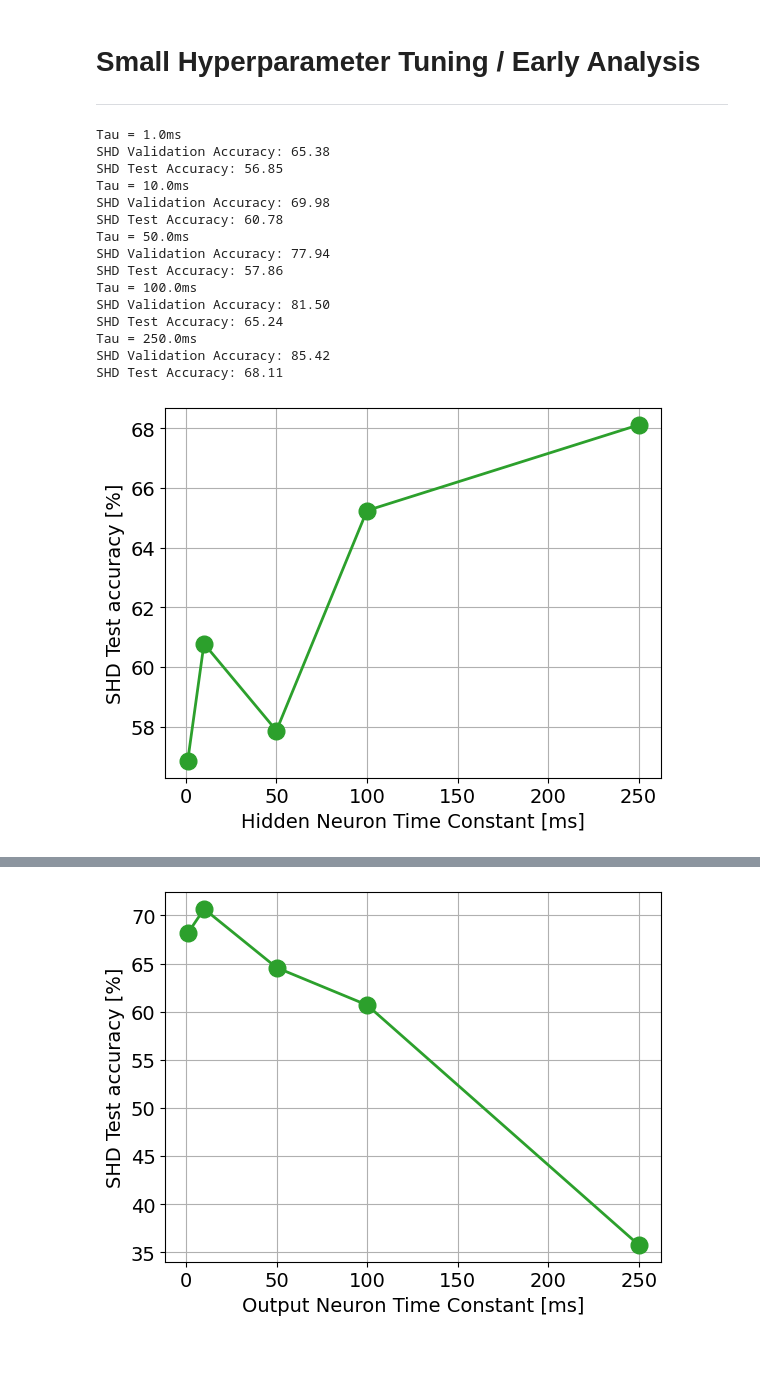
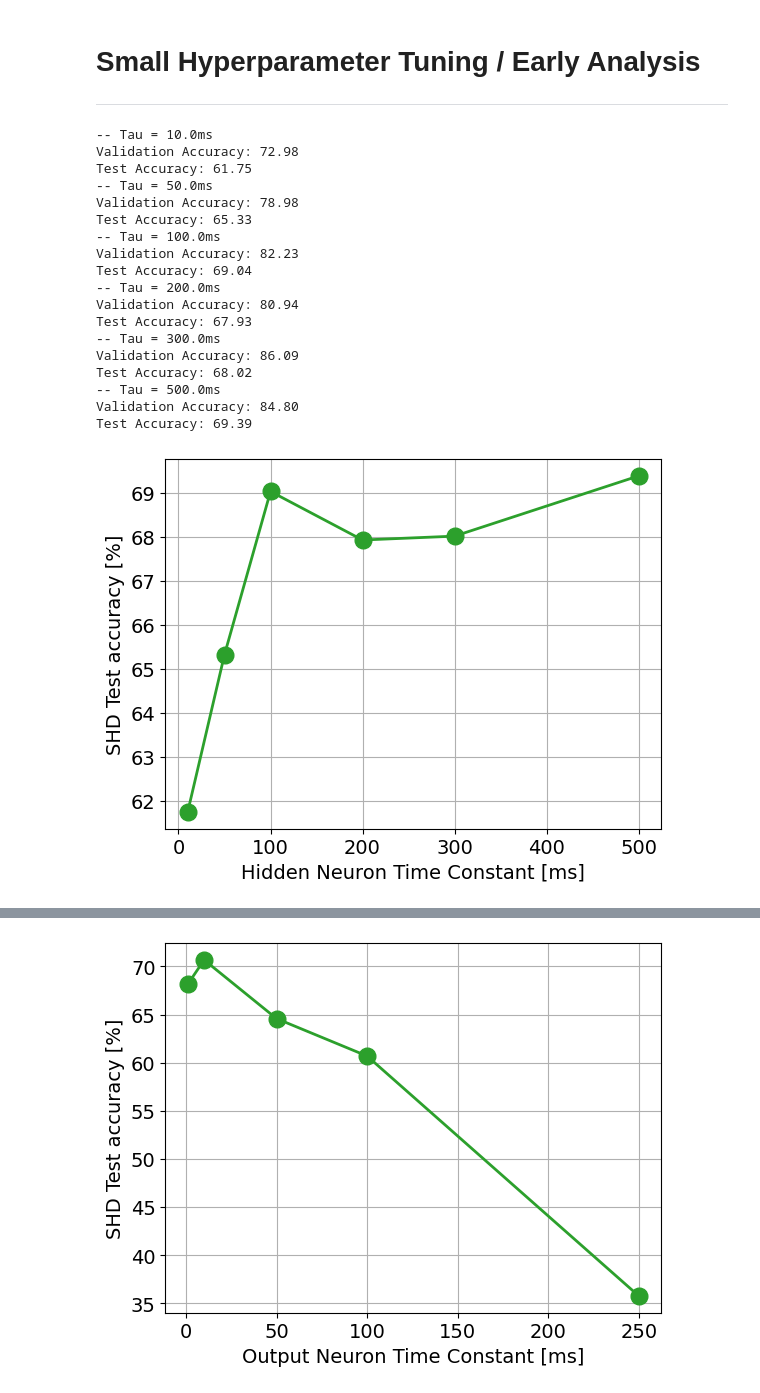
Before and after one commit to EIS-Hub/hSNN, a Jupyter notebook: snn_hierarchy_shd.ipynb, the cells around one changed output, grey strips where cells are left out. Cells and saved outputs as stored; diff of their text form; code cells hidden in the pictures; blank space fills up the shorter version.

Commit message:
FM: training function modified and added comparison with Bittars code

```diff
--- a/snn_hierarchy_shd.ipynb
+++ b/snn_hierarchy_shd.ipynb
@@ -56,7 +42,7 @@ I0000 00:00:1709541961.131601       1 tfrt_cpu_pjrt_client.cc:349] TfrtCpuClient
 class SimArgs:
     def __init__(self):
         # archi
-        self.n_in = 256
+        self.n_in = 700
         self.n_out = 20
         self.n_layers = 3
         self.n_hid = 128
@@ -66,7 +52,7 @@ class SimArgs:
         self.noise_sd = 0 # [0.05, 0.1, 0.15, 0.2]
         # data
         self.nb_rep = 1
-        self.nb_steps = 200 #int( np.round( self.time_max/self.timestep, 0 ) )
+        self.nb_steps = 100 #int( np.round( self.time_max/self.timestep, 0 ) )
         self.time_max = 1.4 # second
         self.timestep = self.time_max/self.nb_steps # 0.014 #0.005 # second, 280 timesteps
         self.pert_proba = None
@@ -78,6 +64,7 @@ class SimArgs:
         self.tau_out = 1e-3
         self.recurrent = False
         self.distrib_tau = True
+        self.distrib_tau_bittar = False
         self.hierarchy_tau = True
         self.train_alpha = True
         self.normalizer = 'layer'
@@ -990,65 +1062,79 @@ _ = plt.plot( out_v_mem[1] )
 ### Tau FF: Hidden
 args.train_alpha = False
 args.hierarchy_tau = False
-args.distrib_tau = False
+args.distrib_tau = True
+args.distrib_tau_bittar = False
 args.recurrent = False
+args.normalizer = None # 'batch' #'layer'
+args.norm_bias_init = 0.3
+if args.normalizer == 'batch': norm = BatchNorm
+elif args.normalizer == 'layer': norm = LayerNorm
+else: norm = None
 # network architecture
 if args.recurrent: model = hrsnn_step
 else: model = hsnn_step
 args.n_layers = 3
 args.n_hid = 128
 # time constants
-args.tau_mem = 0.1 #0.1
-args.tau_out = 0.01
+args.tau_mem = 0.3 #0.1
+delta_tau = 0.1
+args.tau_end = args.tau_mem + delta_tau
+args.tau_start = args.tau_mem - delta_tau
+if args.recurrent: args.tau_out = 0.1
+else: args.tau_out = 0.1 # 0.21 #0.01
 # weight init
 ### 0.3 for FF, 0.1 for Rec
-if args.recurrent: args.w_scale = 0.1
-else : args.w_scale = 0.3
+if args.recurrent: args.w_scale = [0.075, 0.05]
+else : args.w_scale = [ 2*np.sqrt(1/args.n_in), 2*np.sqrt(1/args.n_hid), 2*np.sqrt(1/args.n_hid) ] #[0.3]*args.n_layers
 # LR and regularizers
-args.lr = 0.01
+if args.recurrent: args.lr = 0.001
+else: args.lr = 0.01
 args.lr_decay = 0.5
 args.lr_decay_every = 50
-args.l2_lambda = 5e-5
-args.freq_lambda = 5e-5
+args.l2_lambda = 1e-5
+args.freq_lambda = 0 #1e-5
 args.dropout_rate = 0.1
 n_epochs = 50
 
-tau_list = [0.001, 0.01, 0.05, 0.1, 0.25]
+tau_list = [0.01, 0.05, 0.1, 0.2, 0.3, 0.5]
 test_acc_shd_list, val_acc_shd_list = [], []
 for t, tau in enumerate( tau_list ):
     args.tau_mem = tau
     print(f'-- Tau = {tau*1e3}ms')
-    _, test_acc_shd, test_acc_ssc, val_acc_shd, _ = train_mosaic(key = jax.random.PRNGKey(args.seed), n_batch=args.batch_size, n_epochs=n_epochs, args = args, lr = args.lr,
-                                    train_dl = train_loader_custom_collate, test_dl = test_loader_custom_collate, val_dl=val_loader_custom_collate,
-                                    model=model, param_initializer=params_initializer, decoder=decoder_sum,
-                                    noise_start_step=10, noise_std=0.1, dataset_name='shd', verbose=False)
+    train_loss, test_acc_shd, val_acc_shd, net_params_trained = train_mosaic(key = jax.random.PRNGKey(args.seed), n_batch=args.batch_size, n_epochs=n_epochs, args = args, lr = args.lr,
+                                                            train_dl = train_loader_custom_collate, test_dl = test_loader_custom_collate, val_dl=val_loader_custom_collate,
+                                                            model=model, param_initializer=params_initializer, decoder=decoder_sum,
+                                                            noise_start_step=10, noise_std=0.1, dataset_name='shd', verbose=False)
     test_acc_shd_list.append( test_acc_shd ), val_acc_shd_list.append( val_acc_shd )
 # %% [output]
-Tau = 1.0ms
-SHD Validation Accuracy: 65.38
-SHD Test Accuracy: 56.85
-Tau = 10.0ms
-SHD Validation Accuracy: 69.98
-SHD Test Accuracy: 60.78
-Tau = 50.0ms
-SHD Validation Accuracy: 77.94
-SHD Test Accuracy: 57.86
-Tau = 100.0ms
-SHD Validation Accuracy: 81.50
-SHD Test Accuracy: 65.24
-Tau = 250.0ms
-SHD Validation Accuracy: 85.42
-SHD Test Accuracy: 68.11
+-- Tau = 10.0ms
+Validation Accuracy: 72.98
+Test Accuracy: 61.75
+-- Tau = 50.0ms
+Validation Accuracy: 78.98
+Test Accuracy: 65.33
+-- Tau = 100.0ms
+Validation Accuracy: 82.23
+Test Accuracy: 69.04
+-- Tau = 200.0ms
+Validation Accuracy: 80.94
+Test Accuracy: 67.93
+-- Tau = 300.0ms
+Validation Accuracy: 86.09
+Test Accuracy: 68.02
+-- Tau = 500.0ms
+Validation Accuracy: 84.80
+Test Accuracy: 69.39
 # %%
 fig, ax = plt.subplots()
-tau_list = [0.001, 0.01, 0.05, 0.1, 0.25]
+tau_list = [0.01, 0.05, 0.1, 0.2, 0.3, 0.5]
 ax.plot( np.array(tau_list)*1e3, test_acc_shd_list, marker='o', color='tab:green', lw=2, markersize=12 )
 ax.set_xlabel( 'Hidden Neuron Time Constant [ms]', size=14 )
 ax.set_ylabel( 'SHD Test accuracy [%]', size=14 )
 ax.tick_params( labelsize=14 )
 ax.grid(True)
 # %% [output]
-[figure, old version]
+[figure, new version]
 # %%
 ### Tau FF: output
 args.train_alpha = False
```
Also changed, not shown: parts of 16 cells of this notebook, 2 other files.
